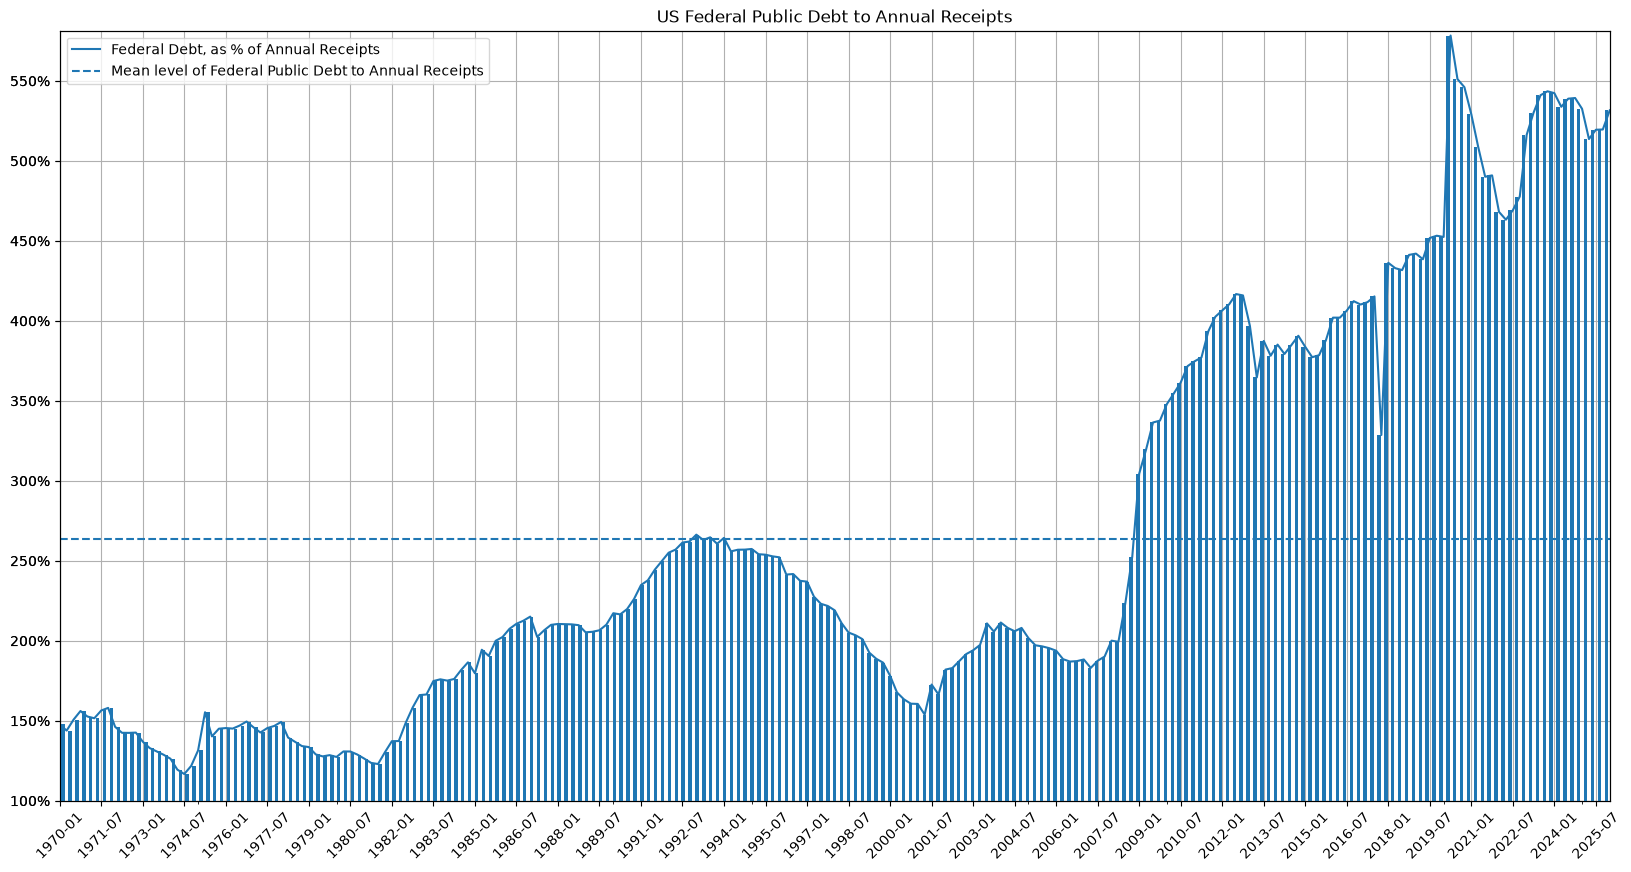
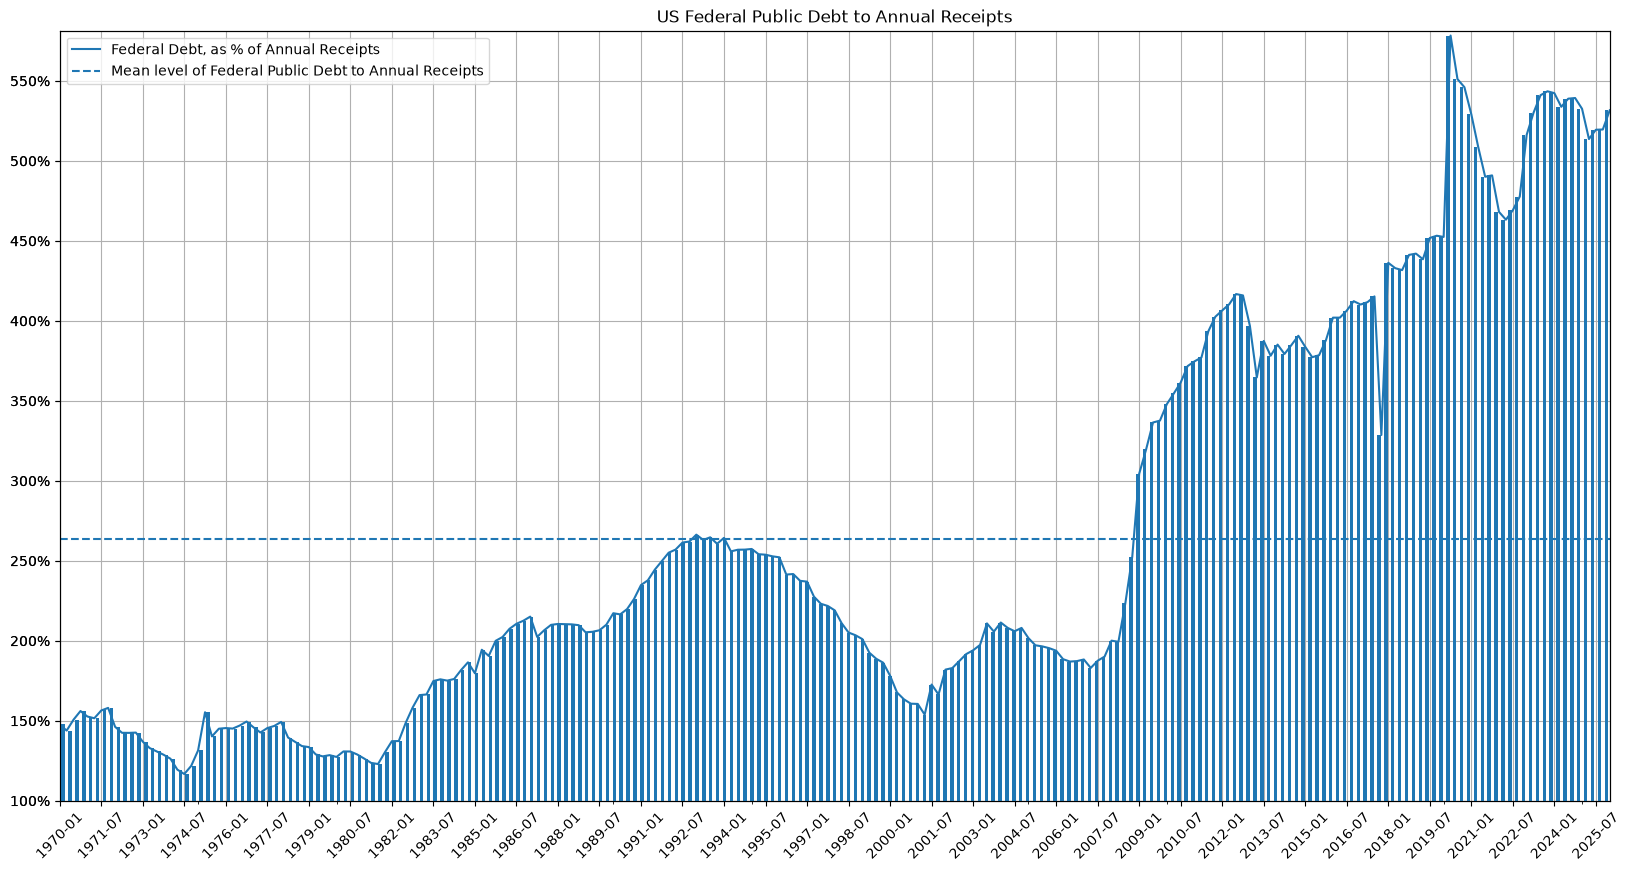
The change to this notebook cell's code, shown as a diff; its figure went from the first image to the second:
--- before
+++ after
@@ -3,5 +3,5 @@
                  rot=45, yticks=np.arange(1, 11, .5), ylim=(1, series.max() + .03))
 ax2 = ax.twiny()
-series.plot.bar(ax=ax2, xlabel='', legend=False)
+series.plot.bar(ax=ax2, xlabel='', legend=False, x_compat=True)
 ax.axhline(series.mean(), c='#1f77b4', ls='--', label=LABEL_DEBT_TO_TAX)
 ax.yaxis.set_major_formatter(mtick.PercentFormatter(1))

Commit: Updated for pandas 3.x